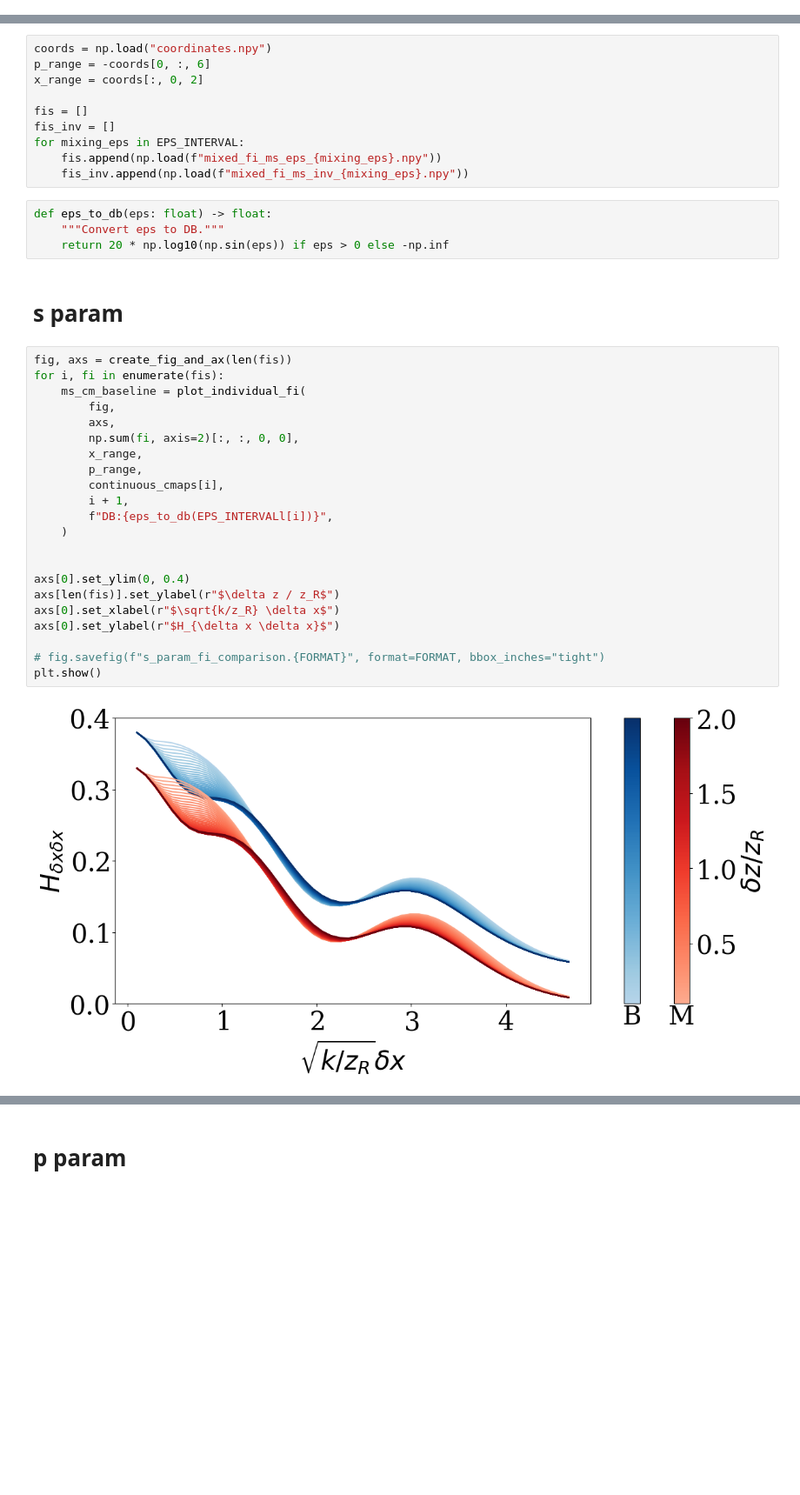
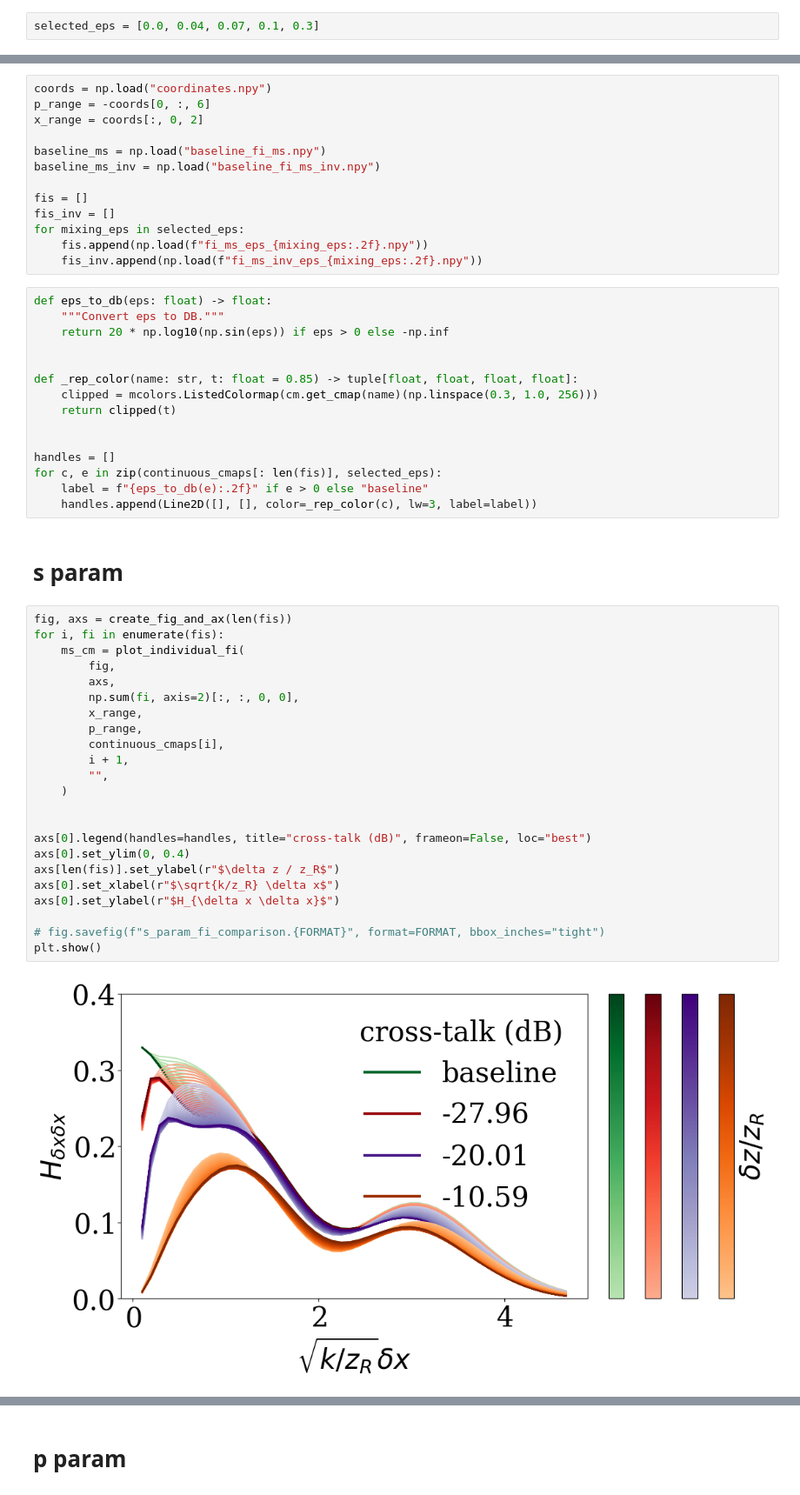
Before and after one commit to jernejfrank/rayfish, a Jupyter notebook: examples/distance_3_point_sources_mixing_hg_xy/simulation.ipynb, the cells around one changed output, grey strips where cells are left out. Shown at 87% size. Saved outputs shown, nothing was run; the diff lists cells and outputs as text; blank space fills up the shorter version.

Commit message:
Run exp with mode mixing

```diff
--- a/examples/distance_3_point_sources_mixing_hg_xy/simulation.ipynb
+++ b/examples/distance_3_point_sources_mixing_hg_xy/simulation.ipynb
@@ -35,6 +38,8 @@ continuous_cmaps = [
 ]
 # %%
 %matplotlib inline
+# %%
+selected_eps = [0.0, 0.04, 0.07, 0.1, 0.3]
 # %% [markdown]
 # Mode leakage
 # %%
@@ -53,38 +62,53 @@ coords = np.load("coordinates.npy")
 p_range = -coords[0, :, 6]
 x_range = coords[:, 0, 2]
 
+baseline_ms = np.load("baseline_fi_ms.npy")
+baseline_ms_inv = np.load("baseline_fi_ms_inv.npy")
+
 fis = []
 fis_inv = []
-for mixing_eps in EPS_INTERVAL:
-    fis.append(np.load(f"mixed_fi_ms_eps_{mixing_eps}.npy"))
-    fis_inv.append(np.load(f"mixed_fi_ms_inv_{mixing_eps}.npy"))
+for mixing_eps in selected_eps:
+    fis.append(np.load(f"fi_ms_eps_{mixing_eps:.2f}.npy"))
+    fis_inv.append(np.load(f"fi_ms_inv_eps_{mixing_eps:.2f}.npy"))
 # %%
 def eps_to_db(eps: float) -> float:
     """Convert eps to DB."""
     return 20 * np.log10(np.sin(eps)) if eps > 0 else -np.inf
+
+
+def _rep_color(name: str, t: float = 0.85) -> tuple[float, float, float, float]:
+    clipped = mcolors.ListedColormap(cm.get_cmap(name)(np.linspace(0.3, 1.0, 256)))
+    return clipped(t)
+
+
+handles = []
+for c, e in zip(continuous_cmaps[: len(fis)], selected_eps):
+    label = f"{eps_to_db(e):.2f}" if e > 0 else "baseline"
+    handles.append(Line2D([], [], color=_rep_color(c), lw=3, label=label))
 # %% [markdown]
 # s param
 # %%
 fig, axs = create_fig_and_ax(len(fis))
 for i, fi in enumerate(fis):
-    ms_cm_baseline = plot_individual_fi(
+    ms_cm = plot_individual_fi(
         fig,
         axs,
         np.sum(fi, axis=2)[:, :, 0, 0],
         x_range,
         p_range,
         continuous_cmaps[i],
         i + 1,
-        f"DB:{eps_to_db(EPS_INTERVALl[i])}",
+        "",
     )
 
 
+axs[0].legend(handles=handles, title="cross-talk (dB)", frameon=False, loc="best")
 axs[0].set_ylim(0, 0.4)
 axs[len(fis)].set_ylabel(r"$\delta z / z_R$")
 axs[0].set_xlabel(r"$\sqrt{k/z_R} \delta x$")
 axs[0].set_ylabel(r"$H_{\delta x \delta x}$")
 
 # fig.savefig(f"s_param_fi_comparison.{FORMAT}", format=FORMAT, bbox_inches="tight")
 plt.show()
 # %% [output]
-[figure, old version]
+[figure, new version]
```
Also changed, not shown: parts of 9 cells of this notebook, 19 other files.
